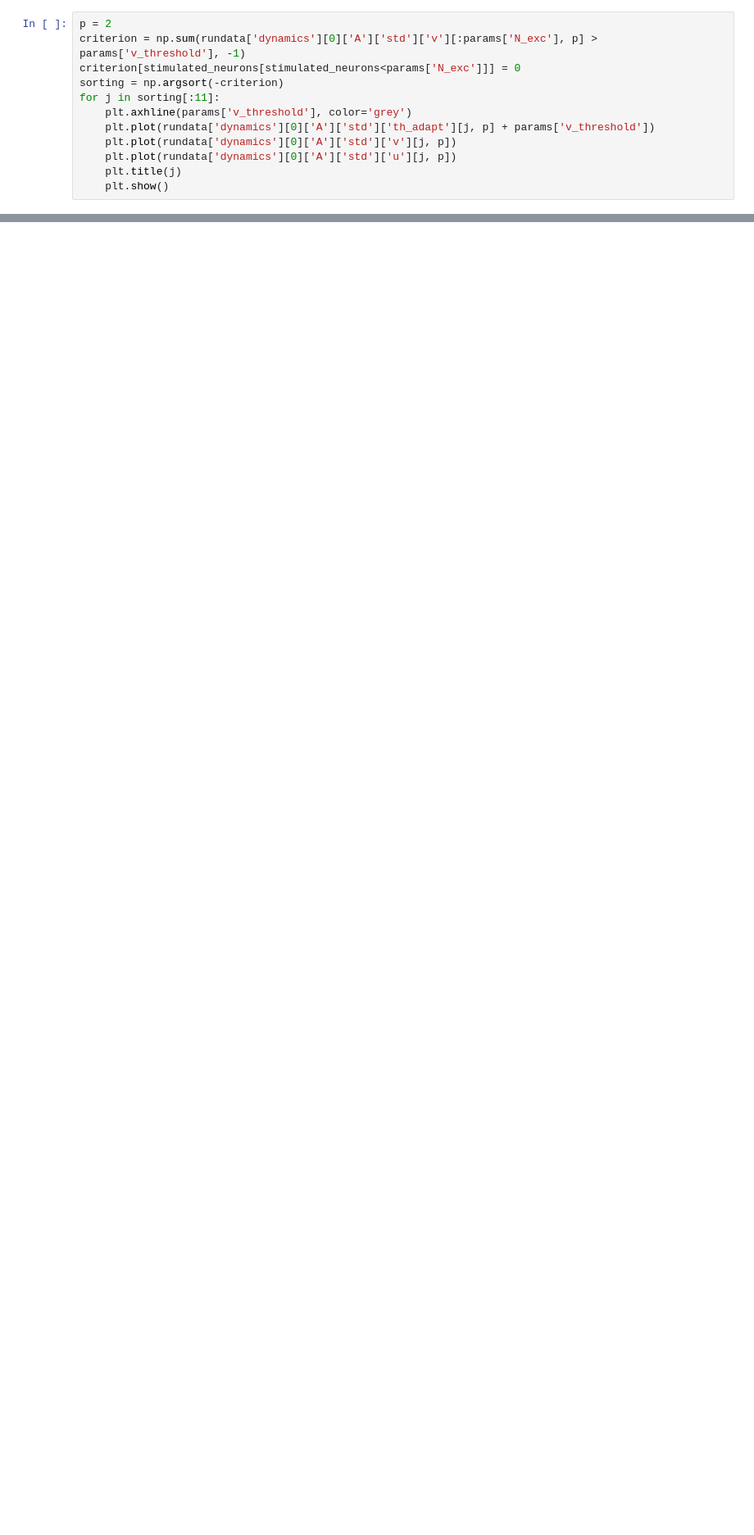
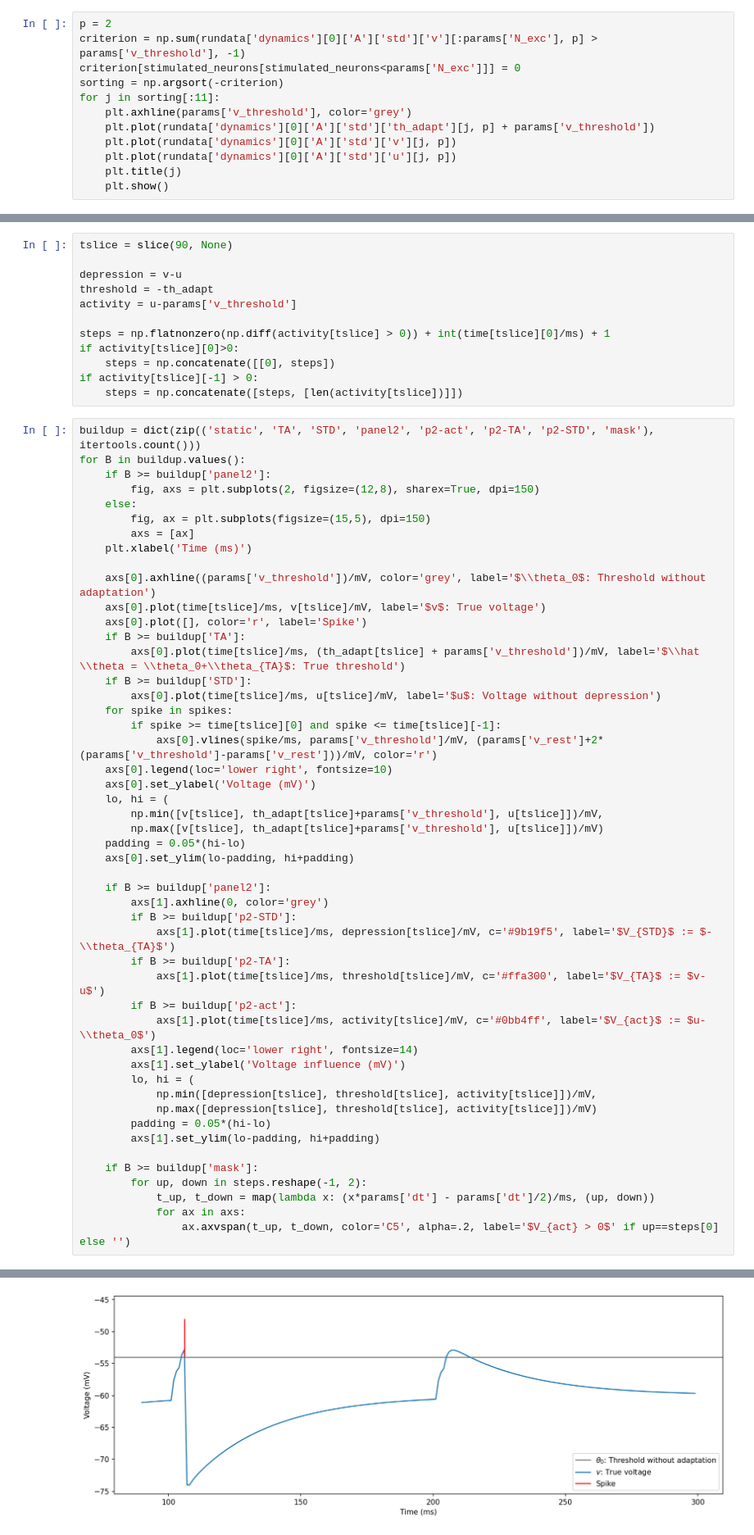
Before and after one commit to kernfel/plasticity-synergy-deviance-detection-history, a Jupyter notebook: explaining_voltage_space.ipynb, the cells around one changed output, grey strips where cells are left out. Shown at 82% size. Cells and saved outputs as stored; diff of their text form; blank space fills up the shorter version.

Commit message:
Updated contributions figure/s

```diff
--- a/explaining_voltage_space.ipynb
+++ b/explaining_voltage_space.ipynb
@@ -126,0 +102,62 @@ Text(0, 0.5, 'Voltage influence')
+# %%
+tslice = slice(90, None)
+
+depression = v-u
+threshold = -th_adapt
+activity = u-params['v_threshold']
+
+steps = np.flatnonzero(np.diff(activity[tslice] > 0)) + int(time[tslice][0]/ms) + 1
+if activity[tslice][0]>0:
+    steps = np.concatenate([[0], steps])
+if activity[tslice][-1] > 0:
+    steps = np.concatenate([steps, [len(activity[tslice])]])
+# %%
+buildup = dict(zip(('static', 'TA', 'STD', 'panel2', 'p2-act', 'p2-TA', 'p2-STD', 'mask'), itertools.count()))
+for B in buildup.values():
+    if B >= buildup['panel2']:
+        fig, axs = plt.subplots(2, figsize=(12,8), sharex=True, dpi=150)
+    else:
+        fig, ax = plt.subplots(figsize=(15,5), dpi=150)
+        axs = [ax]
+    plt.xlabel('Time (ms)')
+
+    axs[0].axhline((params['v_threshold'])/mV, color='grey', label='$\\theta_0$: Threshold without adaptation')
+    axs[0].plot(time[tslice]/ms, v[tslice]/mV, label='$v$: True voltage')
+    axs[0].plot([], color='r', label='Spike')
+    if B >= buildup['TA']:
+        axs[0].plot(time[tslice]/ms, (th_adapt[tslice] + params['v_threshold'])/mV, label='$\\hat \\theta = \\theta_0+\\theta_{TA}$: True threshold')
+    if B >= buildup['STD']:
+        axs[0].plot(time[tslice]/ms, u[tslice]/mV, label='$u$: Voltage without depression')
+    for spike in spikes:
+        if spike >= time[tslice][0] and spike <= time[tslice][-1]:
+            axs[0].vlines(spike/ms, params['v_threshold']/mV, (params['v_rest']+2*(params['v_threshold']-params['v_rest']))/mV, color='r')
+    axs[0].legend(loc='lower right', fontsize=10)
+    axs[0].set_ylabel('Voltage (mV)')
+    lo, hi = (
+        np.min([v[tslice], th_adapt[tslice]+params['v_threshold'], u[tslice]])/mV,
+        np.max([v[tslice], th_adapt[tslice]+params['v_threshold'], u[tslice]])/mV)
+    padding = 0.05*(hi-lo)
+    axs[0].set_ylim(lo-padding, hi+padding)
+
+    if B >= buildup['panel2']:
+        axs[1].axhline(0, color='grey')
+        if B >= buildup['p2-STD']:
+            axs[1].plot(time[tslice]/ms, depression[tslice]/mV, c='#9b19f5', label='$V_{STD}$ := $-\\theta_{TA}$')
+        if B >= buildup['p2-TA']:
+            axs[1].plot(time[tslice]/ms, threshold[tslice]/mV, c='#ffa300', label='$V_{TA}$ := $v-u$')
+        if B >= buildup['p2-act']:
+            axs[1].plot(time[tslice]/ms, activity[tslice]/mV, c='#0bb4ff', label='$V_{act}$ := $u-\\theta_0$')
+        axs[1].legend(loc='lower right', fontsize=14)
+        axs[1].set_ylabel('Voltage influence (mV)')
+        lo, hi = (
+            np.min([depression[tslice], threshold[tslice], activity[tslice]])/mV,
+            np.max([depression[tslice], threshold[tslice], activity[tslice]])/mV)
+        padding = 0.05*(hi-lo)
+        axs[1].set_ylim(lo-padding, hi+padding)
+
+    if B >= buildup['mask']:
+        for up, down in steps.reshape(-1, 2):
+            t_up, t_down = map(lambda x: (x*params['dt'] - params['dt']/2)/ms, (up, down))
+            for ax in axs:
+                ax.axvspan(t_up, t_down, color='C5', alpha=.2, label='$V_{act} > 0$' if up==steps[0] else '')
+# %% [output]
@@ -126,0 +165 @@ Text(0, 0.5, 'Voltage influence')
+[figure, added]
```
Also changed, not shown: parts of 6 cells of this notebook.
